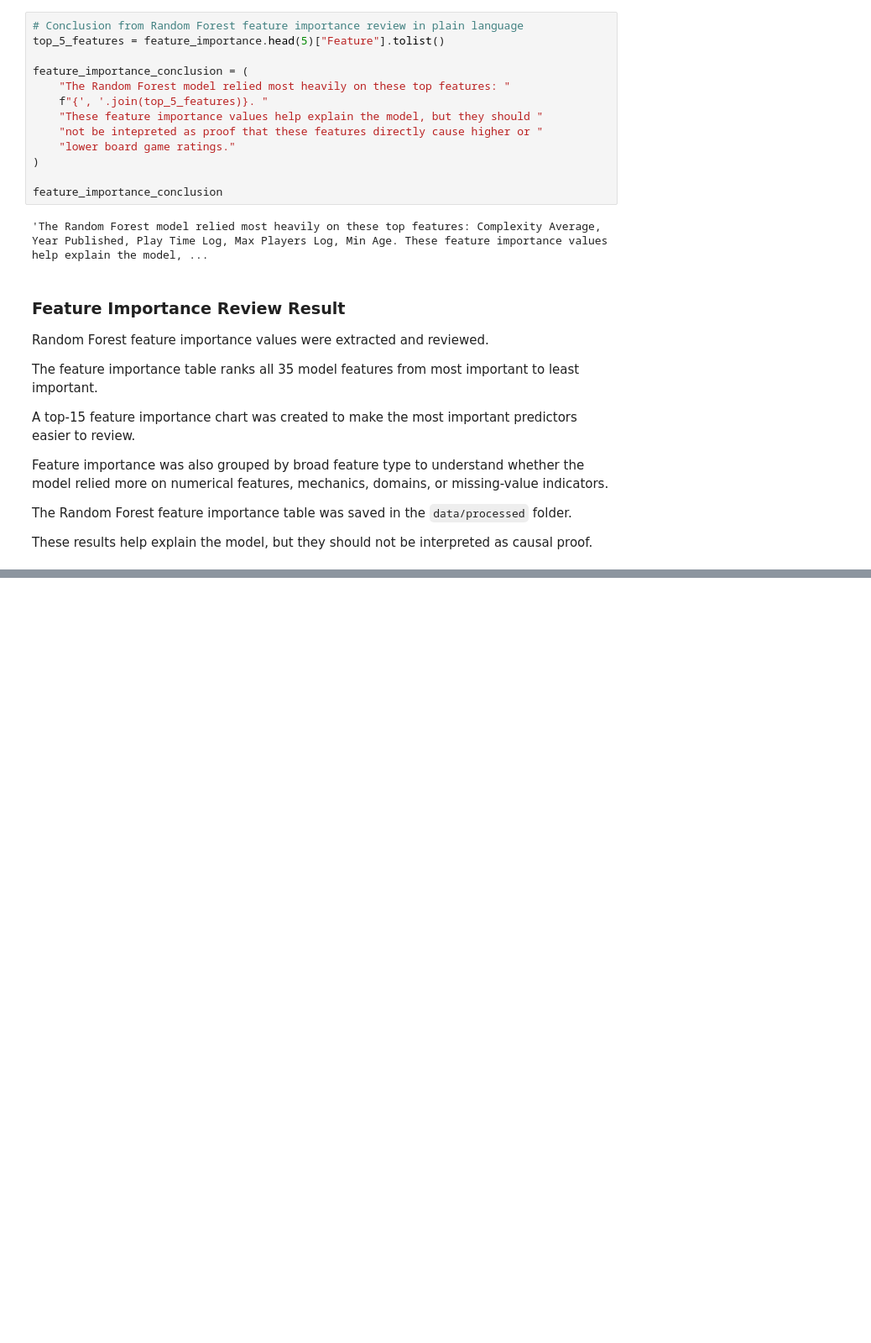
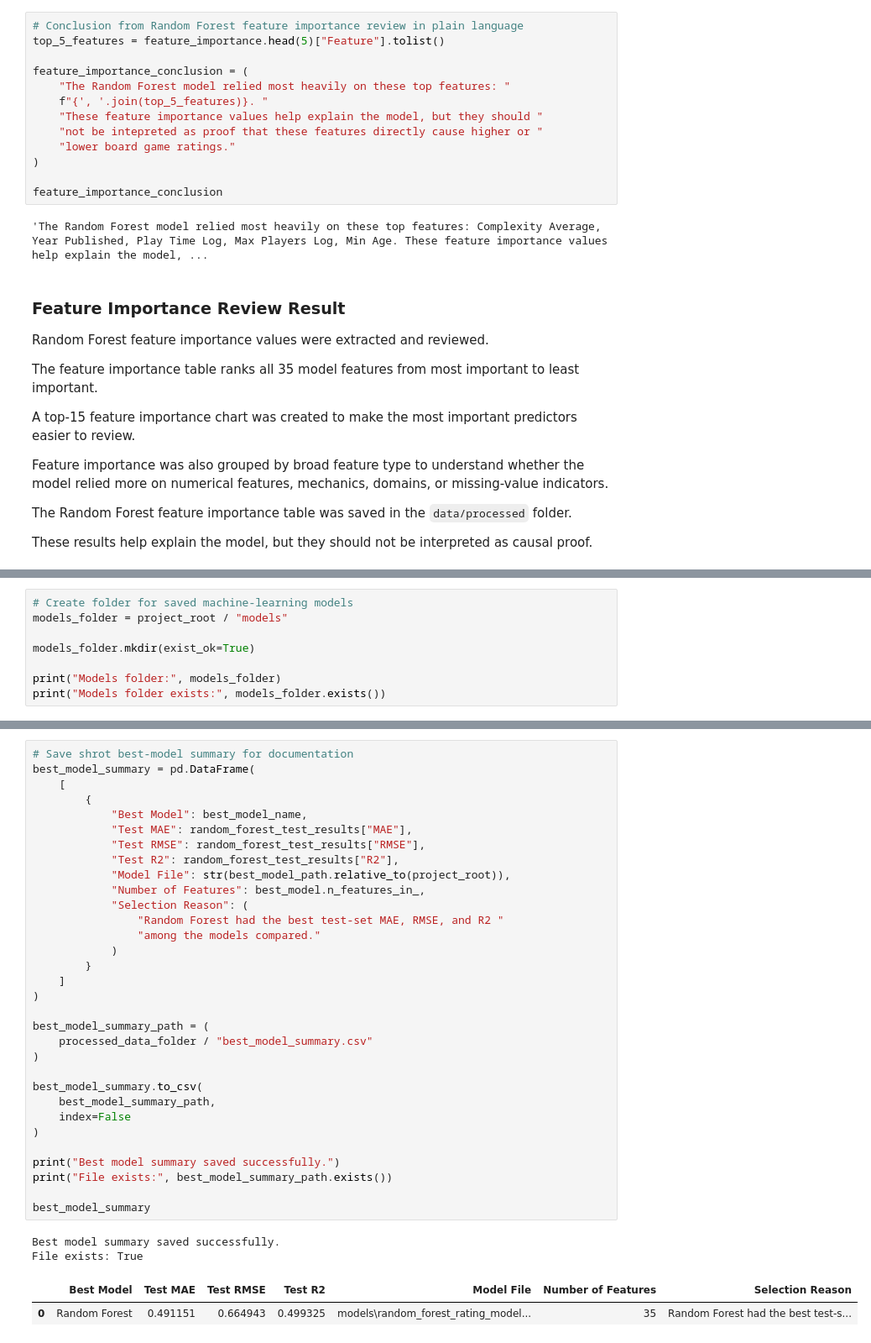
Before and after one commit to Agnogh/board-game-rating-predictor, a Jupyter notebook: notebooks/06_model_improvement_and_selection.ipynb, the cells around one changed output, grey strips where cells are left out. Shown at 84% size. Saved outputs shown, nothing was run; the diff lists cells and outputs as text; blank space fills up the shorter version.

```diff
--- a/notebooks/06_model_improvement_and_selection.ipynb
+++ b/notebooks/06_model_improvement_and_selection.ipynb
@@ -801,0 +812,8 @@ These results help explain the model, but they should not be interpreted as caus
+# %%
+# Create folder for saved machine-learning models
+models_folder = project_root / "models"
+
+models_folder.mkdir(exist_ok=True)
+
+print("Models folder:", models_folder)
+print("Models folder exists:", models_folder.exists())
@@ -801,0 +916,37 @@ These results help explain the model, but they should not be interpreted as caus
+# %%
+# Save shrot best-model summary for documentation
+best_model_summary = pd.DataFrame(
+    [
+        {
+            "Best Model": best_model_name,
+            "Test MAE": random_forest_test_results["MAE"],
+            "Test RMSE": random_forest_test_results["RMSE"],
+            "Test R2": random_forest_test_results["R2"],
+            "Model File": str(best_model_path.relative_to(project_root)),
+            "Number of Features": best_model.n_features_in_,
+            "Selection Reason": (
+                "Random Forest had the best test-set MAE, RMSE, and R2 "
+                "among the models compared."
+            )
+        }
+    ]
+)
+
+best_model_summary_path = (
+    processed_data_folder / "best_model_summary.csv"
+)
+
+best_model_summary.to_csv(
+    best_model_summary_path,
+    index=False
+)
+
+print("Best model summary saved successfully.")
+print("File exists:", best_model_summary_path.exists())
+
+best_model_summary
+# %% [output]
+Best model summary saved successfully.
+File exists: True
+|  | Best Model | Test MAE | Test RMSE | Test R2 | Model File | Number of Features | Selection Reason |
+| 0 | Random Forest | 0.491151 | 0.664943 | 0.499325 | models\random_forest_rating_model... | 35 | Random Forest had the best test-s... |
```
Also changed, not shown: parts of 12 cells of this notebook, 2 other files.
